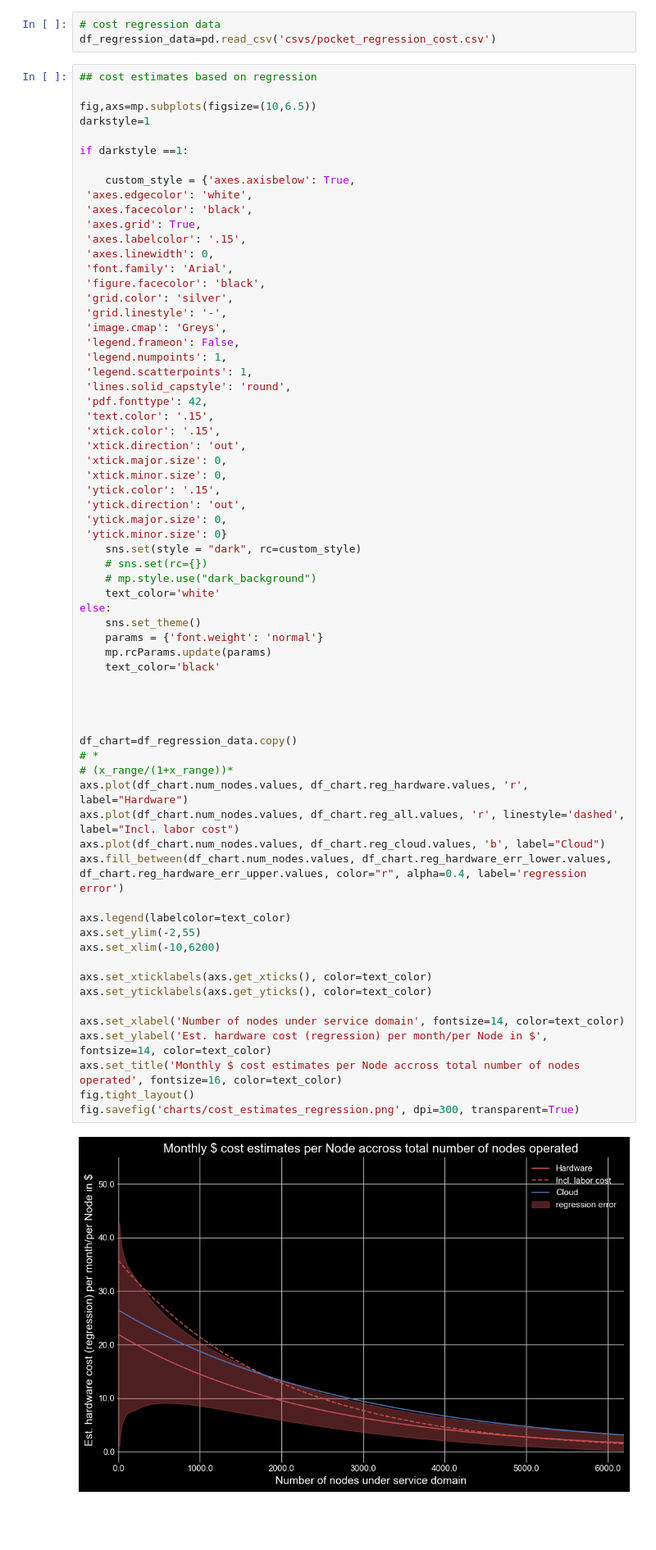
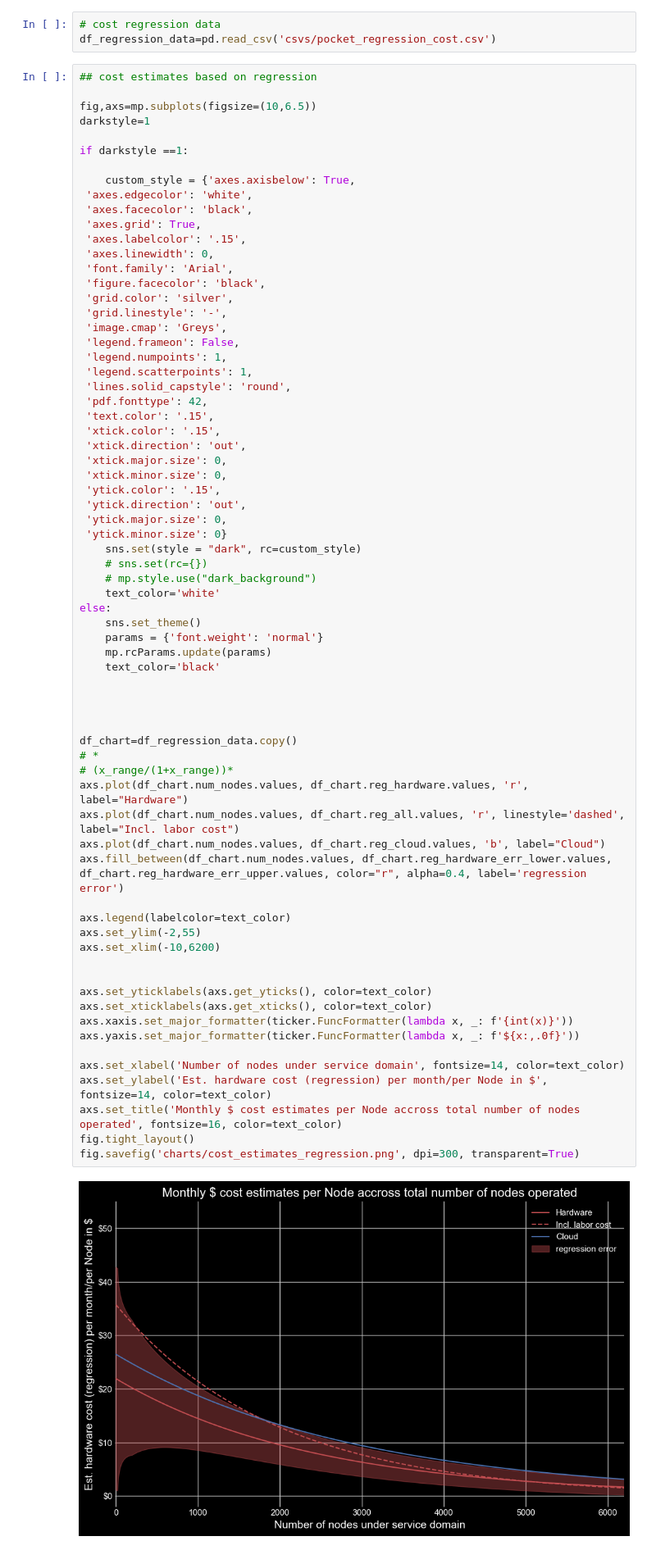
Before and after one commit to 1kx-network/depin_tokenomics, a Jupyter notebook: pocket/pocket_setup_survey.ipynb, the cells around one changed output. Shown: that part at 82% size. Saved outputs shown, nothing was run; the diff lists cells and outputs as text; blank space fills up the shorter version.

```diff
--- a/pocket/pocket_setup_survey.ipynb
+++ b/pocket/pocket_setup_survey.ipynb
@@ -67,35 +68,38 @@ if darkstyle ==1:
     text_color='white'
 else:
     sns.set_theme()
     params = {'font.weight': 'normal'}
     mp.rcParams.update(params)
     text_color='black'
 
 
 
 
 df_chart=df_regression_data.copy()
 # *
 # (x_range/(1+x_range))*
 axs.plot(df_chart.num_nodes.values, df_chart.reg_hardware.values, 'r', label="Hardware")
 axs.plot(df_chart.num_nodes.values, df_chart.reg_all.values, 'r', linestyle='dashed', label="Incl. labor cost")
 axs.plot(df_chart.num_nodes.values, df_chart.reg_cloud.values, 'b', label="Cloud")
 axs.fill_between(df_chart.num_nodes.values, df_chart.reg_hardware_err_lower.values, df_chart.reg_hardware_err_upper.values, color="r", alpha=0.4, label='regression error')
 
 axs.legend(labelcolor=text_color)
 axs.set_ylim(-2,55)
 axs.set_xlim(-10,6200)
 
+
+axs.set_yticklabels(axs.get_yticks(), color=text_color)
 axs.set_xticklabels(axs.get_xticks(), color=text_color)
-axs.set_yticklabels(axs.get_yticks(), color=text_color)
+axs.xaxis.set_major_formatter(ticker.FuncFormatter(lambda x, _: f'{int(x)}'))
+axs.yaxis.set_major_formatter(ticker.FuncFormatter(lambda x, _: f'${x:,.0f}'))
 
 axs.set_xlabel('Number of nodes under service domain', fontsize=14, color=text_color)
 axs.set_ylabel('Est. hardware cost (regression) per month/per Node in $', fontsize=14, color=text_color)
 axs.set_title('Monthly $ cost estimates per Node accross total number of nodes operated', fontsize=16, color=text_color)
 fig.tight_layout()
 fig.savefig('charts/cost_estimates_regression.png', dpi=300, transparent=True)
 # %% [output]
-[figure, old version]
+[figure, new version]
 # %%
 ## joint plot with cost estimates and income per node
 sns.set_theme()
```
Also changed, not shown: parts of 1 cell of this notebook.
